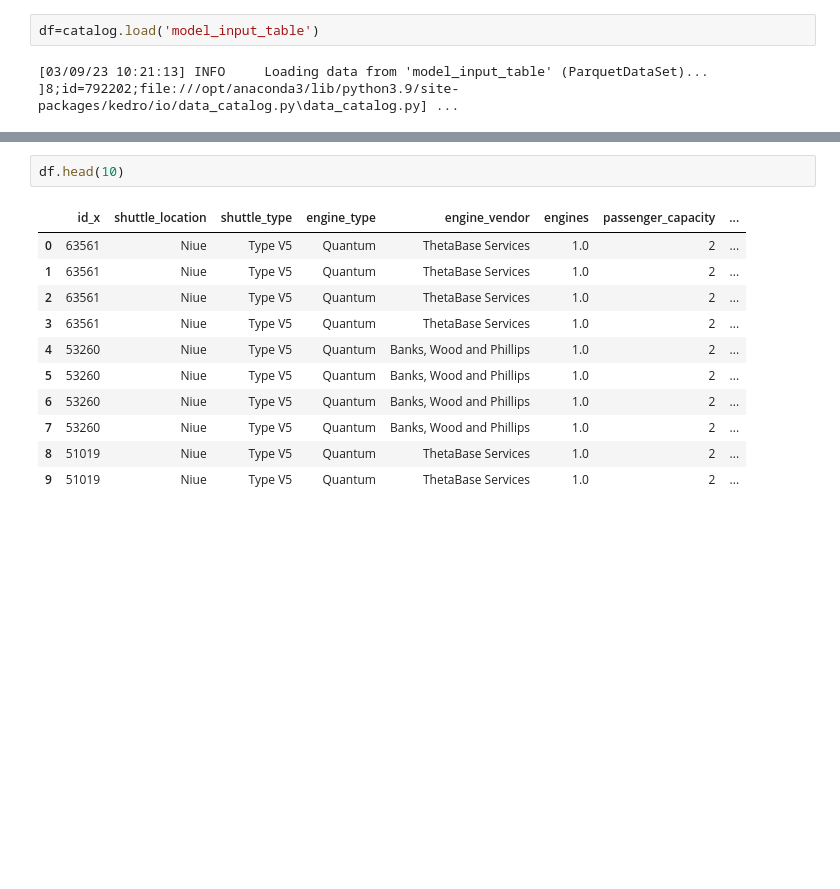
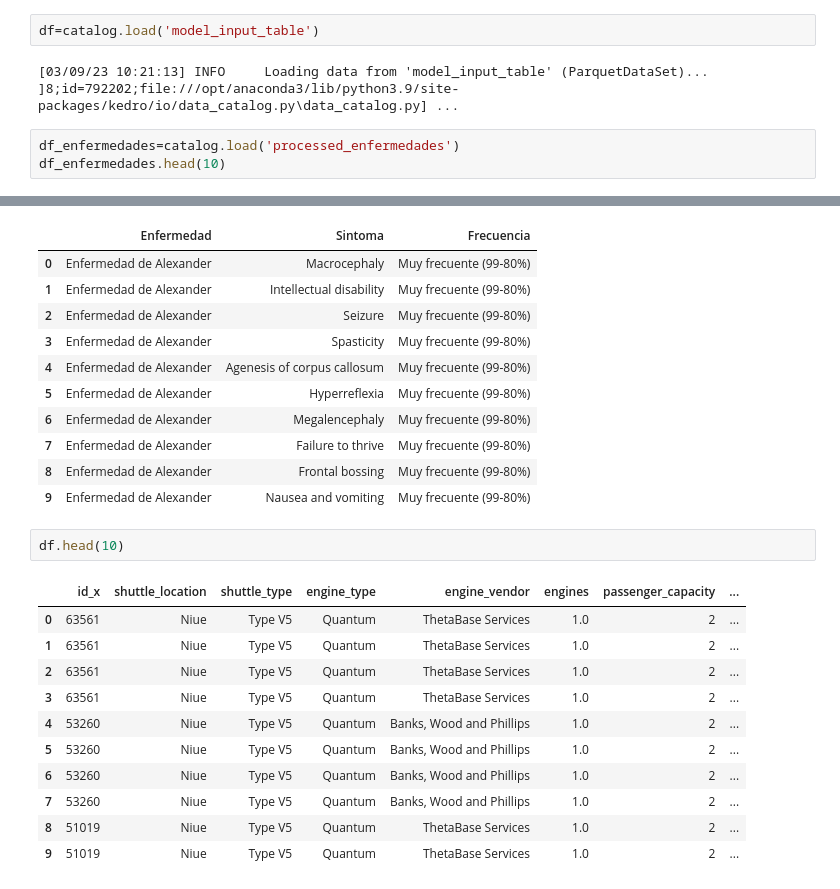
Before and after one commit to gpalomares2022/Kedro_real_project, a Jupyter notebook: notebooks/NotebookTFM.ipynb, the cells around one changed output, grey strips where cells are left out. Cells and saved outputs as stored; diff of their text form; blank space fills up the shorter version.

```diff
--- a/notebooks/Notebookejemplokedro_conloadprofe.ipynb
+++ b/notebooks/NotebookTFM.ipynb
@@ -35,3 +32,7 @@ catalog.list()
 df=catalog.load('model_input_table')
 # %% [output]
 [03/09/23 10:21:13] INFO     Loading data from 'model_input_table' (ParquetDataSet)...          ]8;id=792202;file:///opt/anaconda3/lib/python3.9/site-packages/kedro/io/data_catalog.py\data_catalog.py] ...
+# %%
+df_enfermedades=catalog.load('processed_enfermedades')
+df_enfermedades.head(10)
+# %% [output]
@@ -38,3 +40,14 @@ df=catalog.load('model_input_table')
+|  | Enfermedad | Sintoma | Frecuencia |
+| 0 | Enfermedad de Alexander | Macrocephaly | Muy frecuente (99-80%) |
+| 1 | Enfermedad de Alexander | Intellectual disability | Muy frecuente (99-80%) |
+| 2 | Enfermedad de Alexander | Seizure | Muy frecuente (99-80%) |
+| 3 | Enfermedad de Alexander | Spasticity | Muy frecuente (99-80%) |
+| 4 | Enfermedad de Alexander | Agenesis of corpus callosum | Muy frecuente (99-80%) |
+| 5 | Enfermedad de Alexander | Hyperreflexia | Muy frecuente (99-80%) |
+| 6 | Enfermedad de Alexander | Megalencephaly | Muy frecuente (99-80%) |
+| 7 | Enfermedad de Alexander | Failure to thrive | Muy frecuente (99-80%) |
+| 8 | Enfermedad de Alexander | Frontal bossing | Muy frecuente (99-80%) |
+| 9 | Enfermedad de Alexander | Nausea and vomiting | Muy frecuente (99-80%) |
 # %%
 df.head(10)
 # %% [output]
```
Also changed, not shown: parts of 2 cells of this notebook, 6 other files.
